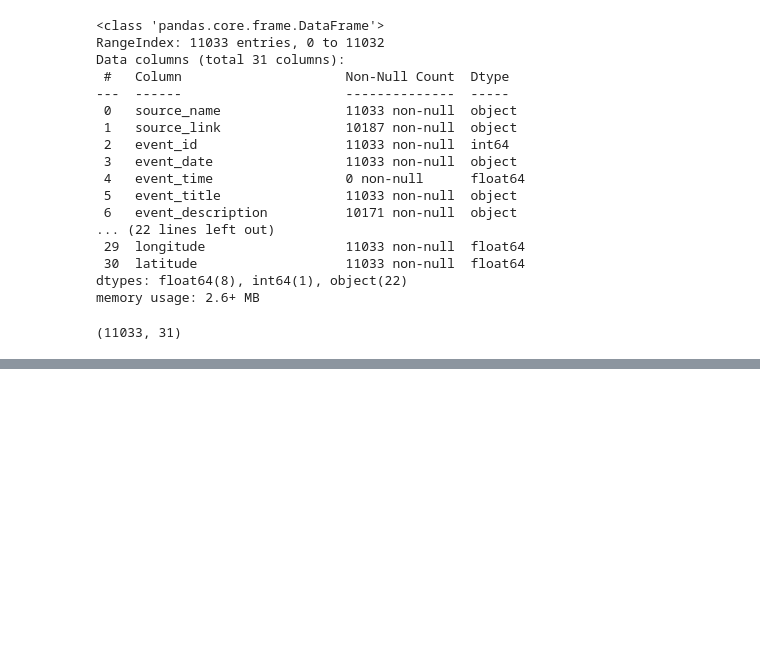
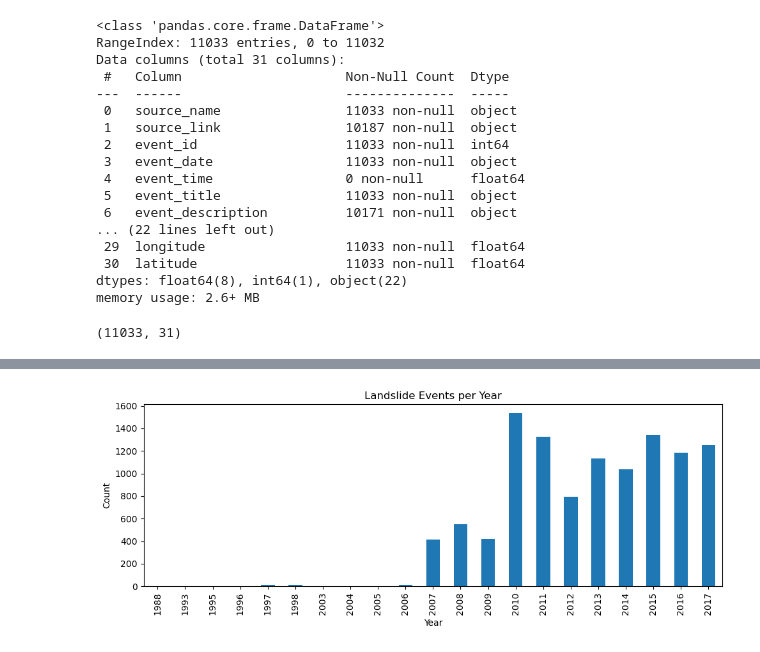
Before and after one commit to PenkalapatiCharanSai/climate-risk-project, a Jupyter notebook: Global_Landslide_project/Global_Landslide_Catalog.ipynb, the cells around one changed output, grey strips where cells are left out. Drawn from its saved outputs; the diff is of its cells as text; code cells hidden in the pictures; blank space fills up the shorter version.

```diff
--- a/Global_Landslide_project/Global_Landslide_Catalog.ipynb
+++ b/Global_Landslide_project/Global_Landslide_Catalog.ipynb
@@ -93,0 +114,14 @@ print(df.shape)
+# %%
+df['event_date'] = pd.to_datetime(df['event_date'])
+df['event_year'] = df['event_date'].dt.year
+# Events per year
+plt.figure(figsize=(10,4))
+df["event_year"].value_counts().sort_index().plot(kind="bar")
+plt.title("Landslide Events per Year")
+plt.xlabel("Year")
+plt.ylabel("Count")
+plt.xticks(rotation=90)
+plt.tight_layout()
+plt.show()
+# %% [output]
+[figure, added]
```
Also changed, not shown: parts of 8 cells of this notebook.
